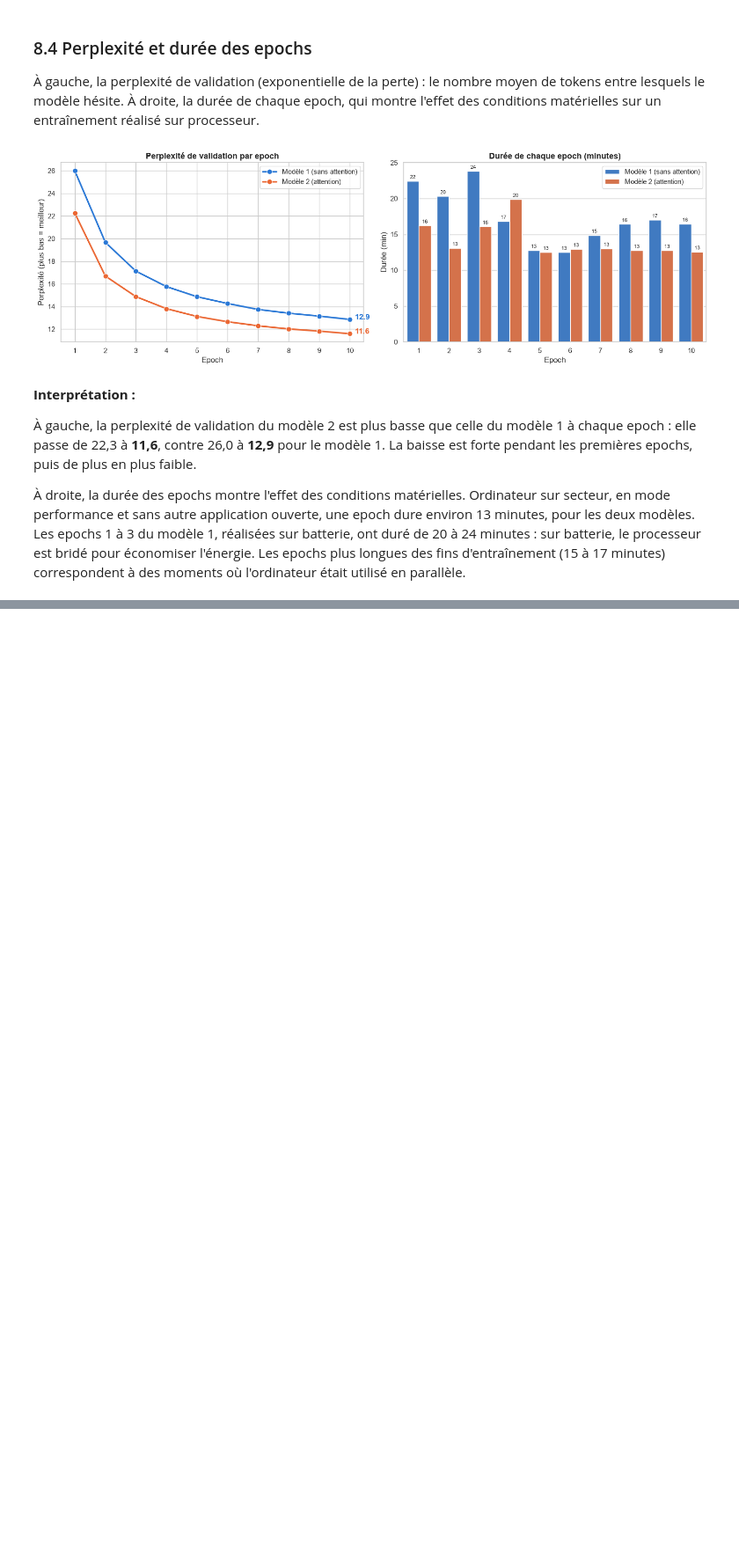
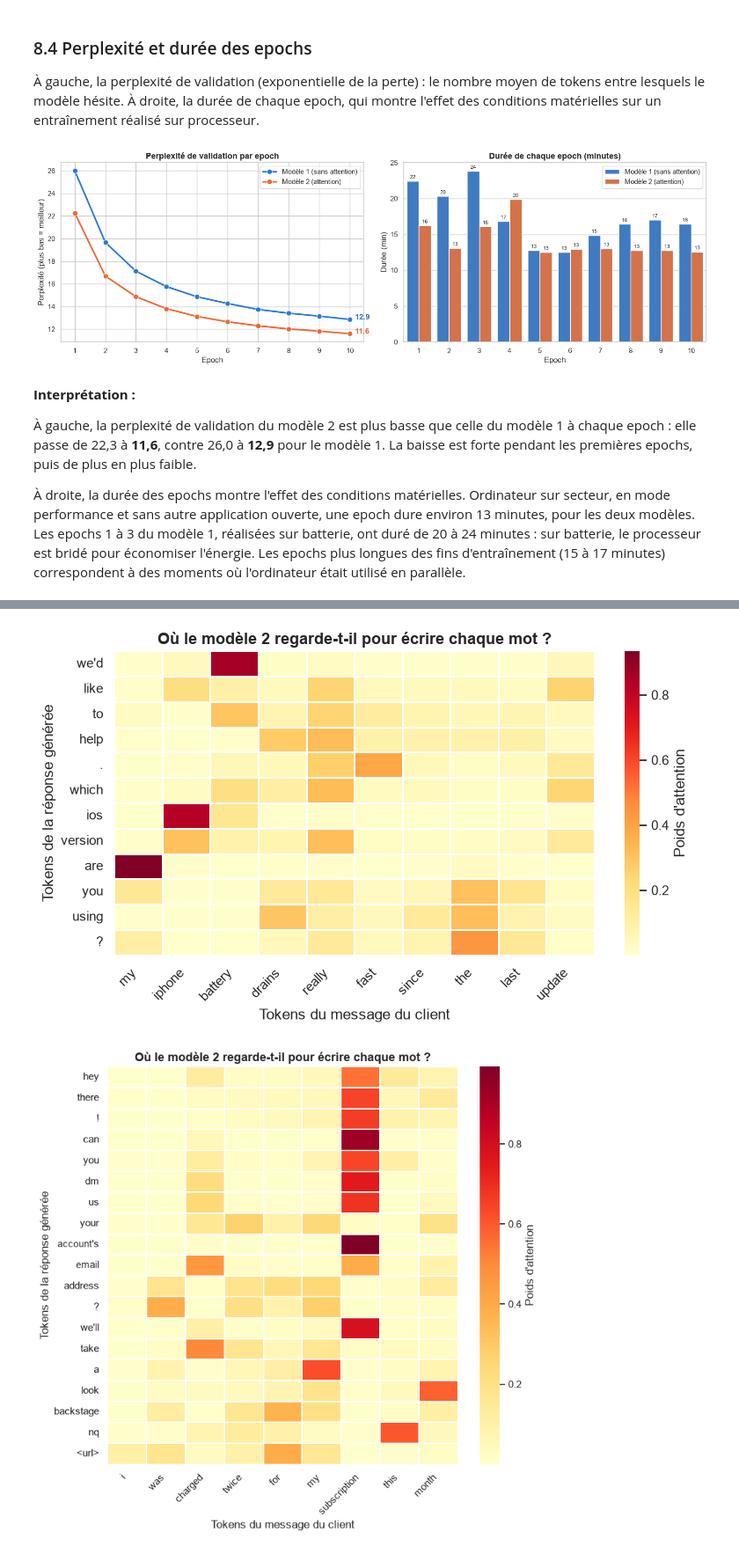
Before and after one commit to ranimmhiri/supportbot, a Jupyter notebook: notebooks/02_modele.ipynb, the cells around one changed output, grey strips where cells are left out. Shown at 88% size. Saved outputs shown, nothing was run; the diff lists cells and outputs as text; code cells hidden in the pictures; blank space fills up the shorter version.

Commit message:
Génération, attention et recherche TF-IDF (RAG), début de l'entraînement du modèle 3

```diff
--- a/notebooks/02_modele.ipynb
+++ b/notebooks/02_modele.ipynb
@@ -923,0 +1100,28 @@ parallèle.
+# %%
+def afficher_attention(message, nom_fichier=None):
+    """Carte des poids d'attention du modèle 2 pour un message."""
+    texte, ids, attentions = generer_greedy(modele2, message)
+    mots_message = [id2mot[i] for i in encoder_message(message) if i != PAD]
+    mots_reponse = [id2mot[i] for i in ids]
+    matrice = torch.stack(attentions)[:, :len(mots_message)].cpu().numpy()
+
+    fig, ax = plt.subplots(figsize=(max(8, 0.6 * len(mots_message)), max(4, 0.4 * len(mots_reponse))))
+    sns.heatmap(matrice, xticklabels=mots_message, yticklabels=mots_reponse,
+                cmap="YlOrRd", cbar_kws={"label": "Poids d'attention"}, linewidths=0.3, ax=ax)
+    ax.set_xlabel("Tokens du message du client")
+    ax.set_ylabel("Tokens de la réponse générée")
+    ax.set_title("Où le modèle 2 regarde-t-il pour écrire chaque mot ?", fontsize=13, weight="bold")
+    plt.xticks(rotation=45, ha="right")
+    plt.yticks(rotation=0)
+    plt.tight_layout()
+    if nom_fichier:
+        plt.savefig(f"../reports/figures/{nom_fichier}", dpi=150, bbox_inches="tight")
+    plt.show()
+
+afficher_attention("my iphone battery drains really fast since the last update",
+                   "attention_iphone.png")
+afficher_attention("i was charged twice for my subscription this month",
+                   "attention_facturation.png")
+# %% [output]
+[figure, added]
+[figure, added]
```
Also changed, not shown: parts of 20 cells of this notebook, 3 other files.
